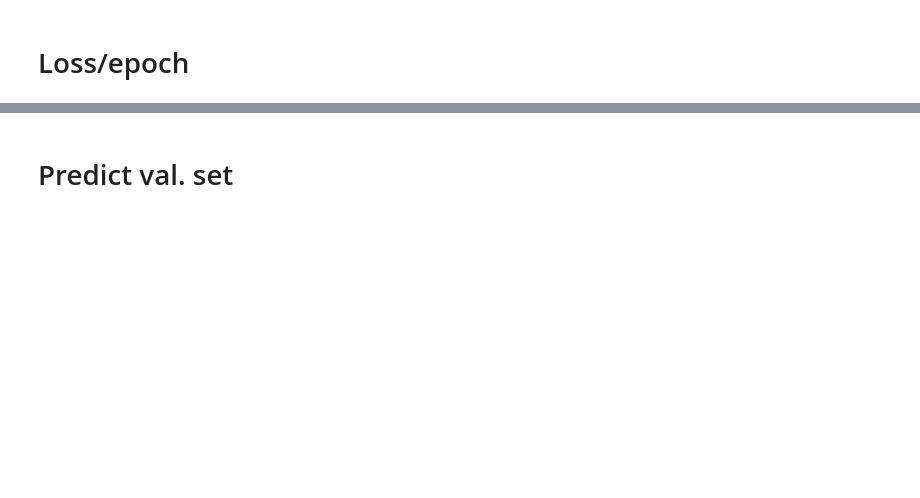
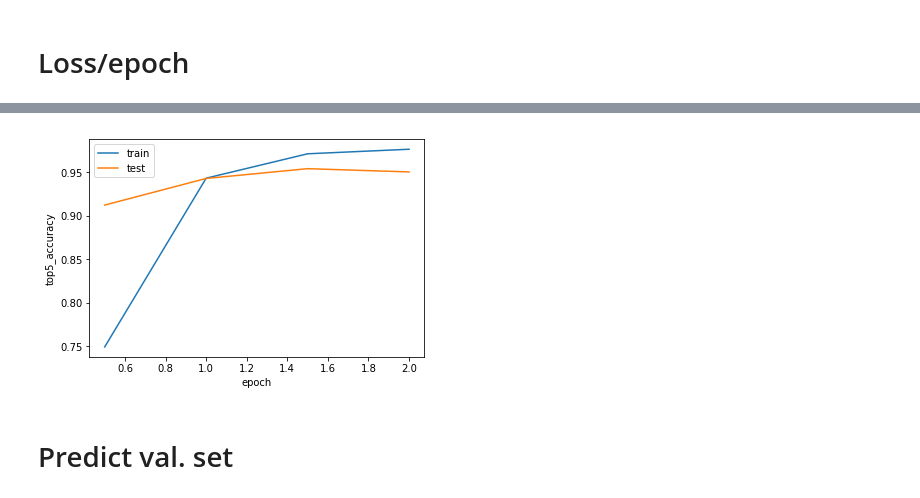
Before and after one commit to TropComplique/image-classification-caltech-256, a Jupyter notebook: densenet/train.ipynb, the cells around one changed output, grey strips where cells are left out. Drawn from its saved outputs; the diff is of its cells as text; code cells hidden in the pictures; blank space fills up the shorter version.

```diff
--- a/densenet/train.ipynb
+++ b/densenet/train.ipynb
@@ -190,3 +132,11 @@ plt.ylabel('accuracy');
+# %%
+plt.plot(epochs, [x[5] for x in all_losses], label='train');
+plt.plot(epochs, [x[6] for x in all_losses], label='test');
+plt.legend();
+plt.xlabel('epoch');
+plt.ylabel('top5_accuracy');
+# %% [output]
+[figure, added]
 # %% [markdown]
 # Predict val. set
 # %%
```
Also changed, not shown: parts of 40 cells of this notebook, 2 other files.
